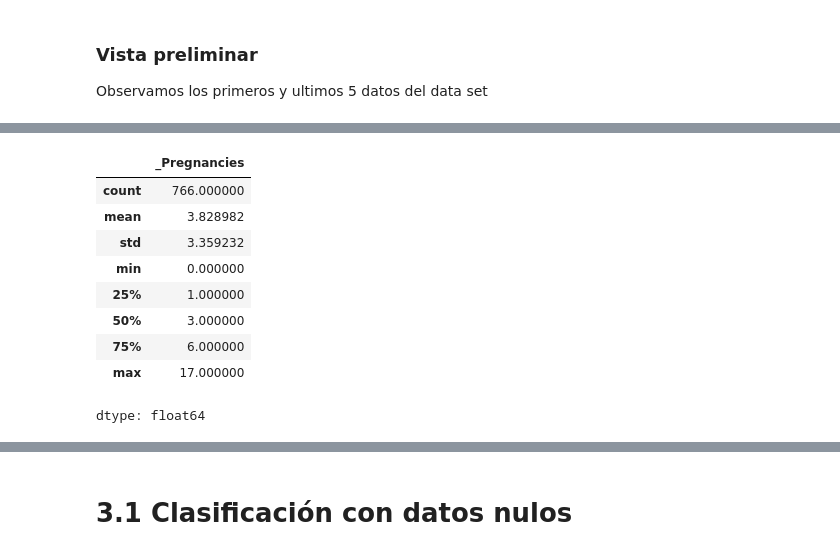
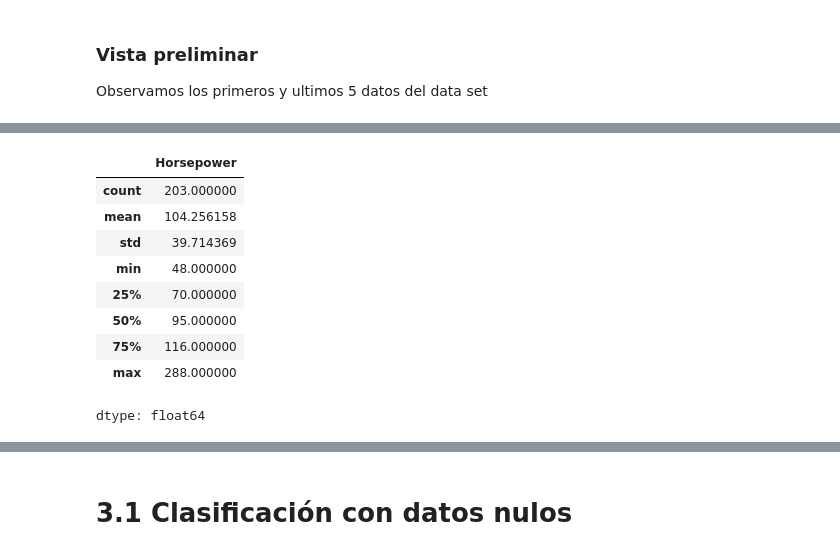
Before and after one commit to cam2149/eda_couse, a Jupyter notebook: Ejercicio_Impacto_nulos_performance.ipynb, the cells around one changed output, grey strips where cells are left out. Cells and saved outputs as stored; diff of their text form; code cells hidden in the pictures.

```diff
--- a/Ejercicio_Impacto_nulos_performance.ipynb
+++ b/Ejercicio_Impacto_nulos_performance.ipynb
@@ -39,7 +39,7 @@ Mounted at /content/drive
 # %%
 # Modificamos la ruta de acuerdo a su Gdrive
 #Usamos pd (la libreria de pandas, que fue definida en la celda donde importamos las librerias) para leer el dataset y asignarlo a df
-df = pd.read_csv('https://raw.githubusercontent.com/cam2149/eda_couse/main/data/diabetes-NAN.csv',    #Ruta completa a la ubicación del archivo de interés.
+df = pd.read_csv('https://raw.githubusercontent.com/cam2149/Hands-on-Exploratory-Data-Analysis-with-Python/master/Chapter%205/data.csv',    #Ruta completa a la ubicación del archivo de interés.
                  na_values='?')              #Como el archivo contiene algunos caracteres ?, con este comando pandas los interpreta como nan (not a number).
 # %%
 # Mostrar las primeras 5 filas del dataset utilizando el método dataframe.head()
@@ -62,0 +57,4 @@ encabezados
+# %%
+# Crear la lista de nombres para el encabezado
+headers = ["Symboling","Normalized_Losses","Make","Fuel_Type","Aspiration","Num_Of_Doors","Body_Style","Drive_Wheels","Engine_Location","Wheel_Base","Length","Width","Height","Curb_Weight","Engine_Type","Num_Of_Cylinders","Engine_Size","Fuel_System","Bore","Stroke","Compression_Ratio","Horsepower","Peak_Rpm","City_Mpg","Highway_Mpg","Price"]
+print("Encabezados\n", headers)
@@ -149,13 +145,13 @@ df.tail()
 # %%
-df._Pregnancies.describe()
+df.Horsepower.describe()
 # %% [output]
-|  | _Pregnancies |
-| count | 766.000000 |
-| mean | 3.828982 |
-| std | 3.359232 |
-| min | 0.000000 |
-| 25% | 1.000000 |
-| 50% | 3.000000 |
-| 75% | 6.000000 |
-| max | 17.000000 |
+|  | Horsepower |
+| count | 203.000000 |
+| mean | 104.256158 |
+| std | 39.714369 |
+| min | 48.000000 |
+| 25% | 70.000000 |
+| 50% | 95.000000 |
+| 75% | 116.000000 |
+| max | 288.000000 |
 dtype: float64
```
Also changed, not shown: parts of 29 cells of this notebook.
